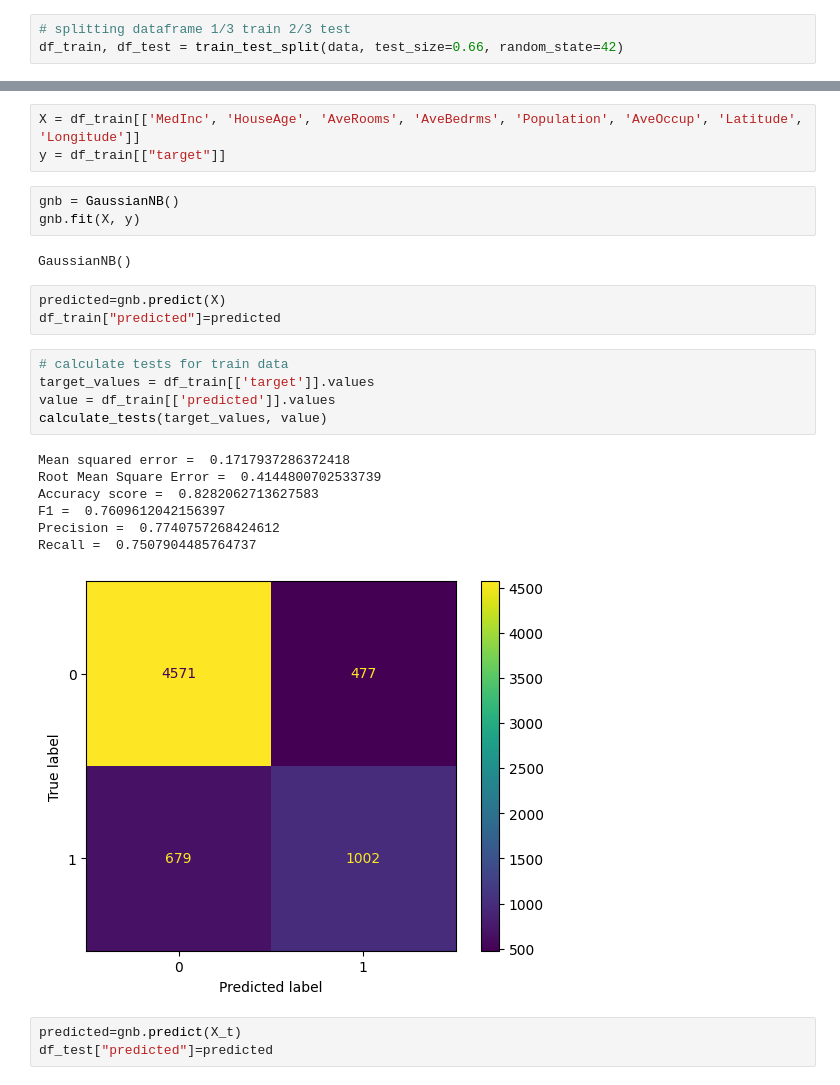
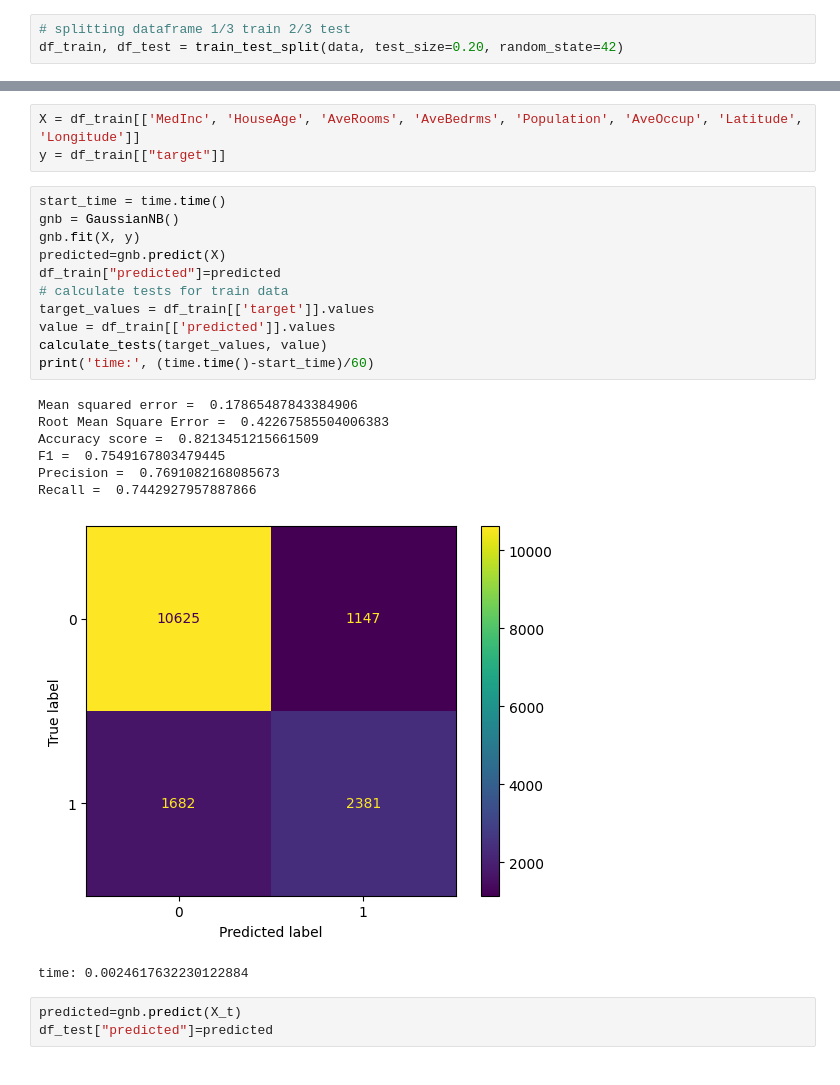
Before and after one commit to erikaminarikova/Ordinal_Sums, a Jupyter notebook: Example_6_california_housing_model_comparison.ipynb, the cells around one changed output, grey strips where cells are left out. Cells and saved outputs as stored; diff of their text form.

```diff
--- a/Example_6_california_housing_model_comparison.ipynb
+++ b/Example_6_california_housing_model_comparison.ipynb
@@ -58,7 +59,7 @@ data
 19794 rows × 9 columns
 # %%
 # splitting dataframe 1/3 train 2/3 test
-df_train, df_test = train_test_split(data, test_size=0.66, random_state=42)
+df_train, df_test = train_test_split(data, test_size=0.20, random_state=42)
 # %%
 def calculate_tests(target_values, value):
   MSE = mean_squared_error(target_values, value)
@@ -184,27 +173,26 @@ from sklearn.naive_bayes import GaussianNB
 # %%
 X = df_train[['MedInc', 'HouseAge', 'AveRooms', 'AveBedrms', 'Population', 'AveOccup', 'Latitude', 'Longitude']]
 y = df_train[["target"]]
-# %%
-gnb = GaussianNB()
-gnb.fit(X, y)
-# %% [output]
-GaussianNB()
-# %%
-predicted=gnb.predict(X)
-df_train["predicted"]=predicted
 # %%
+start_time = time.time()
+gnb = GaussianNB()
+gnb.fit(X, y)
+predicted=gnb.predict(X)
+df_train["predicted"]=predicted
 # calculate tests for train data
 target_values = df_train[['target']].values
 value = df_train[['predicted']].values
 calculate_tests(target_values, value)
+print('time:', (time.time()-start_time)/60)
 # %% [output]
-Mean squared error =  0.1717937286372418
-Root Mean Square Error =  0.4144800702533739
-Accuracy score =  0.8282062713627583
-F1 =  0.7609612042156397
-Precision =  0.7740757268424612
-Recall =  0.7507904485764737
+Mean squared error =  0.17865487843384906
+Root Mean Square Error =  0.42267585504006383
+Accuracy score =  0.8213451215661509
+F1 =  0.7549167803479445
+Precision =  0.7691082168085673
+Recall =  0.7442927957887866
-[figure, old version]
+[figure, new version]
+time: 0.0024617632230122884
 # %%
 predicted=gnb.predict(X_t)
 df_test["predicted"]=predicted
```
Also changed, not shown: parts of 14 cells of this notebook.
